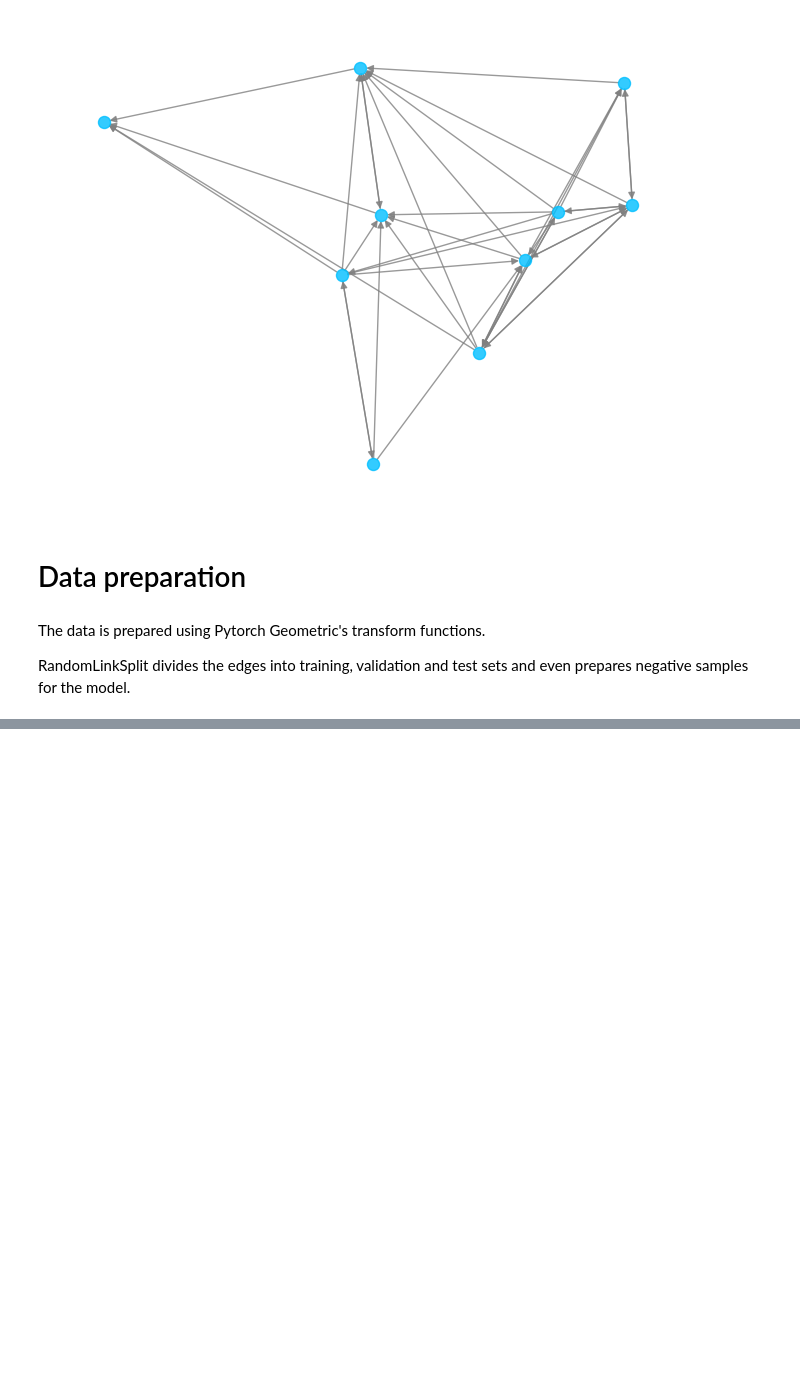
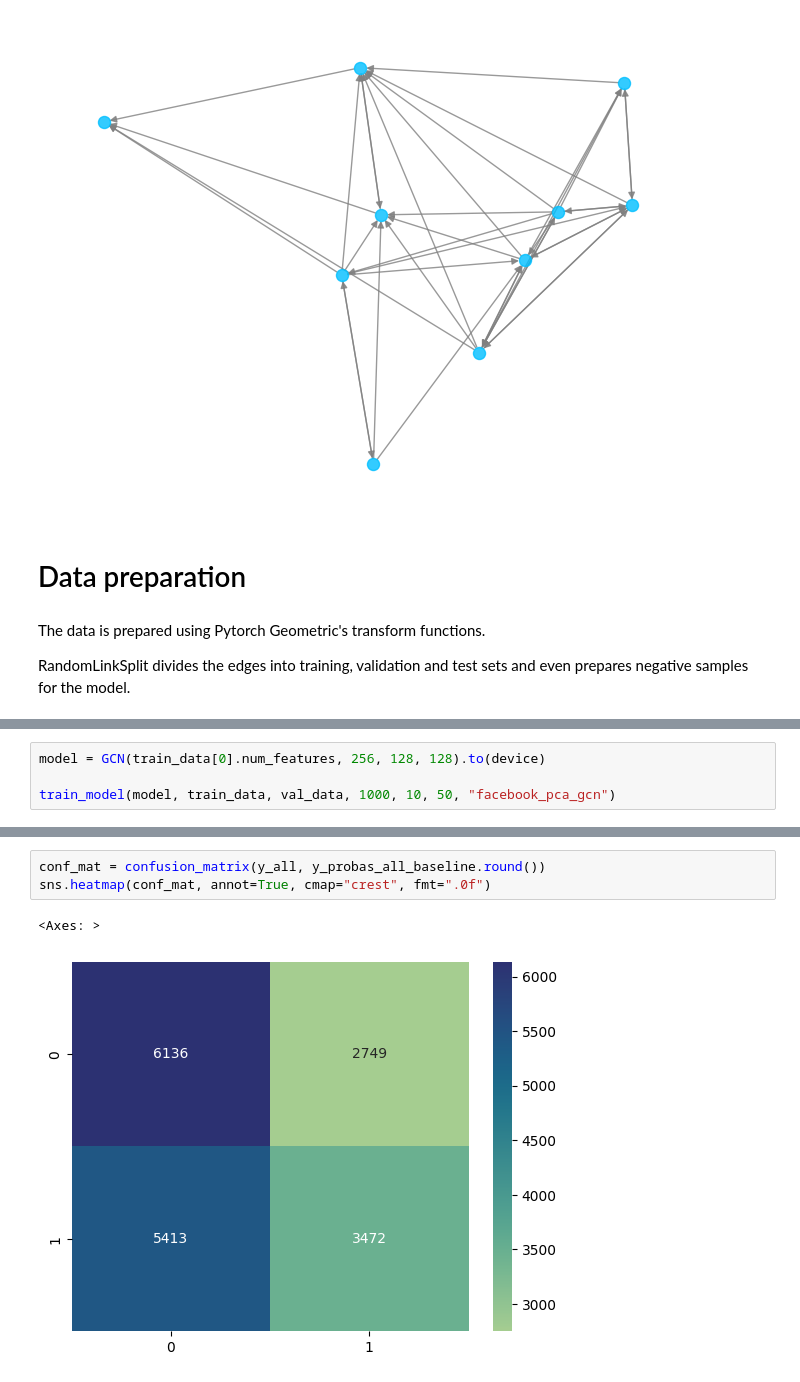
Before and after one commit to annagergaly/deep-learning-friend-recommendation, a Jupyter notebook: Friend_recommendation.ipynb, the cells around one changed output, grey strips where cells are left out. Cells and saved outputs as stored; diff of their text form; blank space fills up the shorter version.

```diff
--- a/Friend_recommendation.ipynb
+++ b/Friend_recommendation.ipynb
@@ -644,0 +942,4 @@ twitter_dataset2 = SNAPEgoDataset('/data/twitter', 'ego-Twitter', "cluster", tra
+# %%
+model = GCN(train_data[0].num_features, 256, 128, 128).to(device)
+
+train_model(model, train_data, val_data, 1000, 10, 50, "facebook_pca_gcn")
@@ -644,0 +1131,6 @@ twitter_dataset2 = SNAPEgoDataset('/data/twitter', 'ego-Twitter', "cluster", tra
+# %%
+conf_mat = confusion_matrix(y_all, y_probas_all_baseline.round())
+sns.heatmap(conf_mat, annot=True, cmap="crest", fmt=".0f")
+# %% [output]
+<Axes: >
+[figure, added]
```
Also changed, not shown: parts of 45 cells of this notebook.
